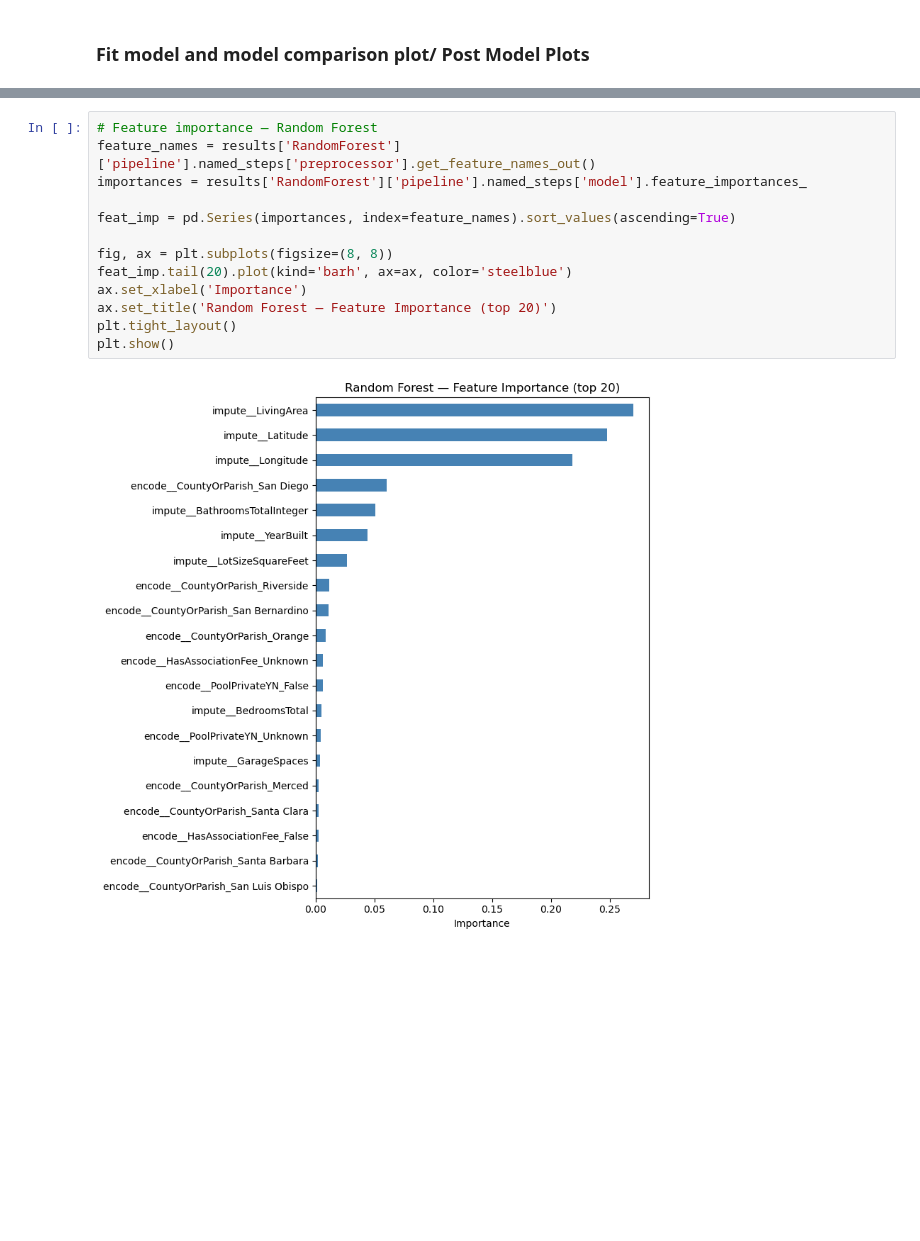
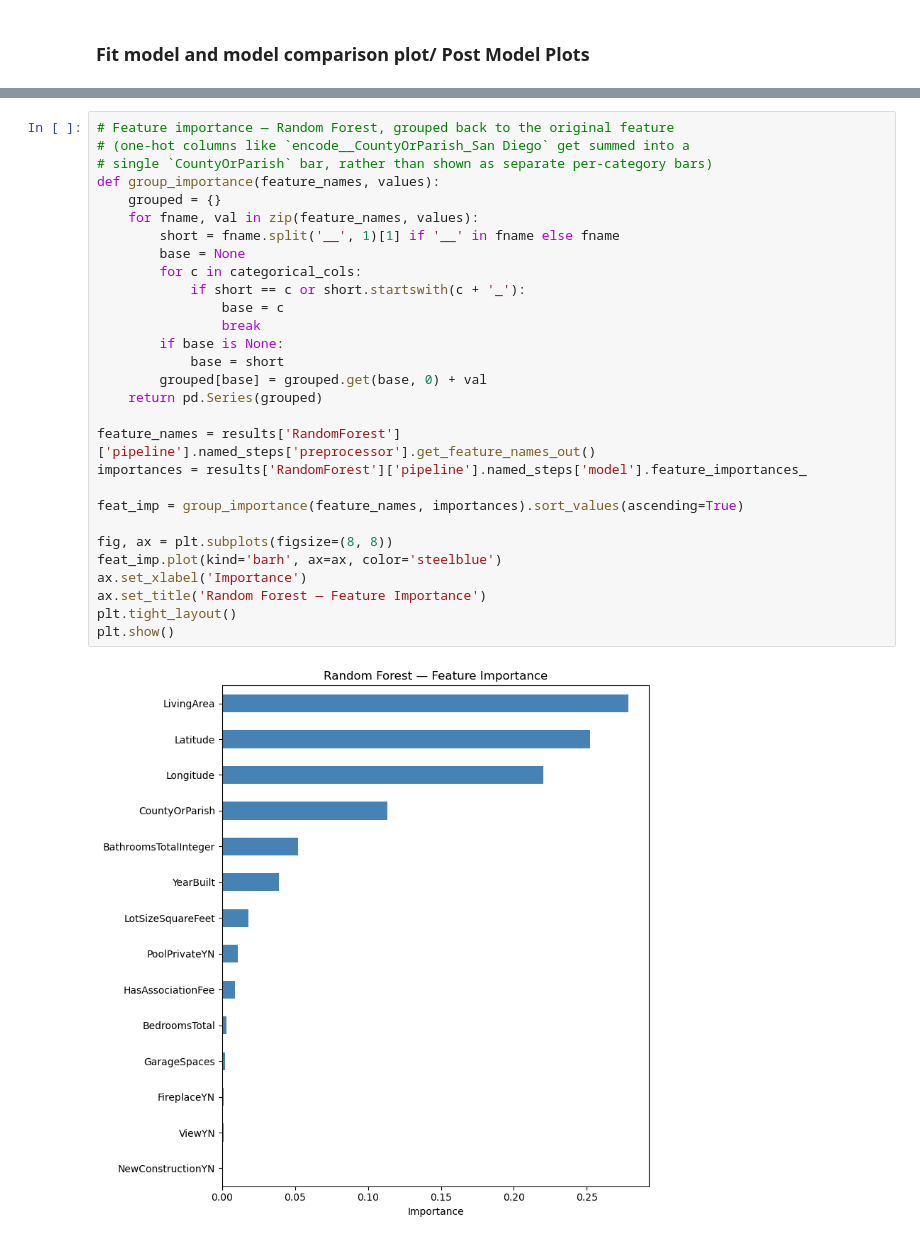
Before and after one commit to matthewviray/idx-exchange-project, a Jupyter notebook: notebooks/04_model_comparison.ipynb, the cells around one changed output, grey strips where cells are left out. Cells and saved outputs as stored; diff of their text form; blank space fills up the shorter version.

```diff
--- a/notebooks/04_model_comparison.ipynb
+++ b/notebooks/04_model_comparison.ipynb
@@ -278,15 +221,31 @@ plt.show()
 # %%
-# Feature importance — Random Forest
+# Feature importance — Random Forest, grouped back to the original feature
+# (one-hot columns like `encode__CountyOrParish_San Diego` get summed into a
+# single `CountyOrParish` bar, rather than shown as separate per-category bars)
+def group_importance(feature_names, values):
+    grouped = {}
+    for fname, val in zip(feature_names, values):
+        short = fname.split('__', 1)[1] if '__' in fname else fname
+        base = None
+        for c in categorical_cols:
+            if short == c or short.startswith(c + '_'):
+                base = c
+                break
+        if base is None:
+            base = short
+        grouped[base] = grouped.get(base, 0) + val
+    return pd.Series(grouped)
+
 feature_names = results['RandomForest']['pipeline'].named_steps['preprocessor'].get_feature_names_out()
 importances = results['RandomForest']['pipeline'].named_steps['model'].feature_importances_
 
-feat_imp = pd.Series(importances, index=feature_names).sort_values(ascending=True)
+feat_imp = group_importance(feature_names, importances).sort_values(ascending=True)
 
 fig, ax = plt.subplots(figsize=(8, 8))
-feat_imp.tail(20).plot(kind='barh', ax=ax, color='steelblue')
+feat_imp.plot(kind='barh', ax=ax, color='steelblue')
 ax.set_xlabel('Importance')
-ax.set_title('Random Forest — Feature Importance (top 20)')
+ax.set_title('Random Forest — Feature Importance')
 plt.tight_layout()
 plt.show()
 # %% [output]
-[figure, old version]
+[figure, new version]
```
Also changed, not shown: parts of 17 cells of this notebook, 3 other files.
